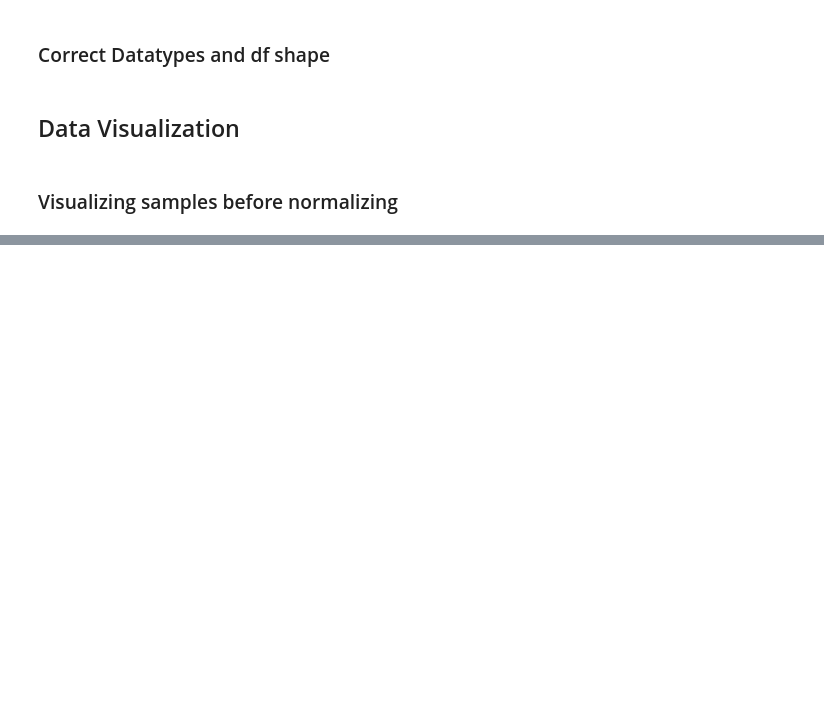
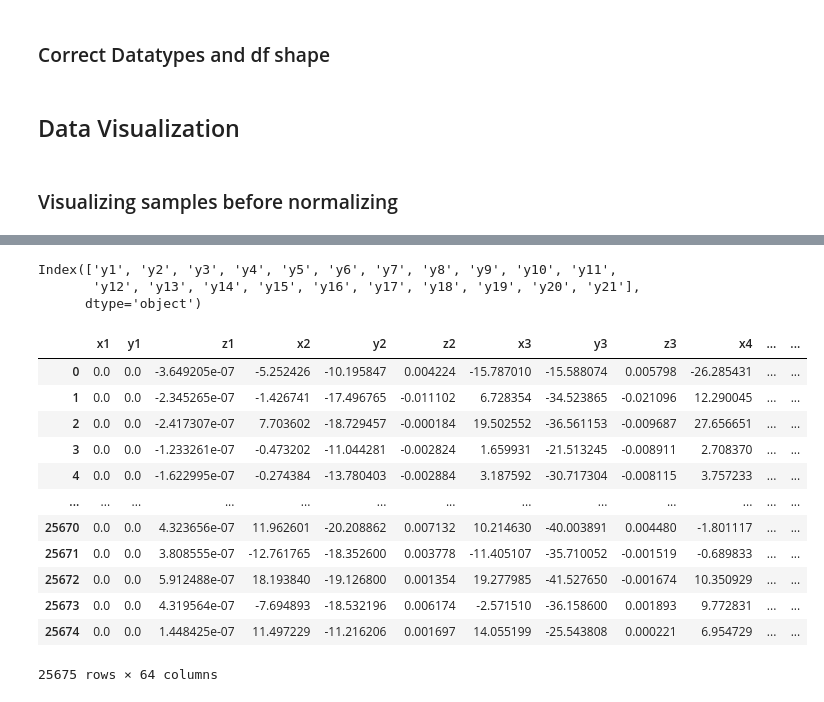
Before and after one commit to Ahmed9Elsayed/HandGesture-Recognizer, a Jupyter notebook: ML_project.ipynb, the cells around one changed output, grey strips where cells are left out. Drawn from its saved outputs; the diff is of its cells as text; code cells hidden in the pictures; blank space fills up the shorter version.

```diff
--- a/ML_project.ipynb
+++ b/ML_project.ipynb
@@ -124,0 +136,11 @@ plt.xticks(rotation = 90)
+# %%
+X_columns = df.columns[['x' in col for col in (df.columns)] ]
+# %%
+df[X_columns] = df[X_columns].sub(df['x1'], axis = 0)
+# %%
+Y_columns = df.columns[['y' in col for col in df.columns]]
+Y_columns
+# %% [output]
+Index(['y1', 'y2', 'y3', 'y4', 'y5', 'y6', 'y7', 'y8', 'y9', 'y10', 'y11',
+       'y12', 'y13', 'y14', 'y15', 'y16', 'y17', 'y18', 'y19', 'y20', 'y21'],
+      dtype='object')
@@ -124,0 +149,16 @@ plt.xticks(rotation = 90)
+# %%
+df
+# %% [output]
+|  | x1 | y1 | z1 | x2 | y2 | z2 | x3 | y3 | z3 | x4 | ... | ... |
+| 0 | 0.0 | 0.0 | -3.649205e-07 | -5.252426 | -10.195847 | 0.004224 | -15.787010 | -15.588074 | 0.005798 | -26.285431 | ... | ... |
+| 1 | 0.0 | 0.0 | -2.345265e-07 | -1.426741 | -17.496765 | -0.011102 | 6.728354 | -34.523865 | -0.021096 | 12.290045 | ... | ... |
+| 2 | 0.0 | 0.0 | -2.417307e-07 | 7.703602 | -18.729457 | -0.000184 | 19.502552 | -36.561153 | -0.009687 | 27.656651 | ... | ... |
+| 3 | 0.0 | 0.0 | -1.233261e-07 | -0.473202 | -11.044281 | -0.002824 | 1.659931 | -21.513245 | -0.008911 | 2.708370 | ... | ... |
+| 4 | 0.0 | 0.0 | -1.622995e-07 | -0.274384 | -13.780403 | -0.002884 | 3.187592 | -30.717304 | -0.008115 | 3.757233 | ... | ... |
+| ... | ... | ... | ... | ... | ... | ... | ... | ... | ... | ... | ... | ... |
+| 25670 | 0.0 | 0.0 | 4.323656e-07 | 11.962601 | -20.208862 | 0.007132 | 10.214630 | -40.003891 | 0.004480 | -1.801117 | ... | ... |
+| 25671 | 0.0 | 0.0 | 3.808555e-07 | -12.761765 | -18.352600 | 0.003778 | -11.405107 | -35.710052 | -0.001519 | -0.689833 | ... | ... |
+| 25672 | 0.0 | 0.0 | 5.912488e-07 | 18.193840 | -19.126800 | 0.001354 | 19.277985 | -41.527650 | -0.001674 | 10.350929 | ... | ... |
+| 25673 | 0.0 | 0.0 | 4.319564e-07 | -7.694893 | -18.532196 | 0.006174 | -2.571510 | -36.158600 | 0.001893 | 9.772831 | ... | ... |
+| 25674 | 0.0 | 0.0 | 1.448425e-07 | 11.497229 | -11.216206 | 0.001697 | 14.055199 | -25.543808 | 0.000221 | 6.954729 | ... | ... |
+25675 rows × 64 columns
```
Also changed, not shown: parts of 23 cells of this notebook.
